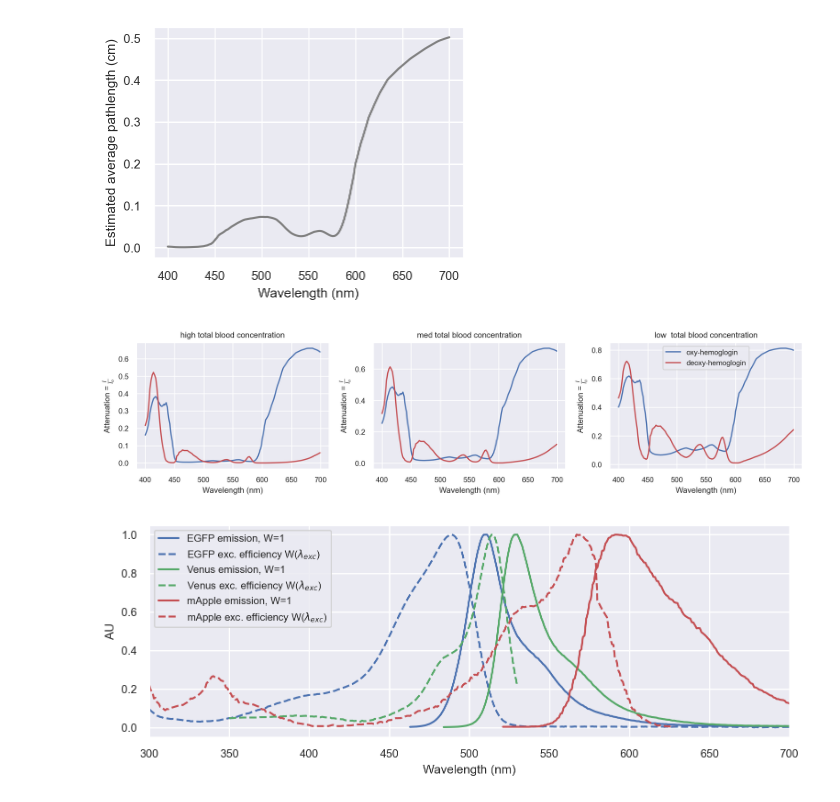
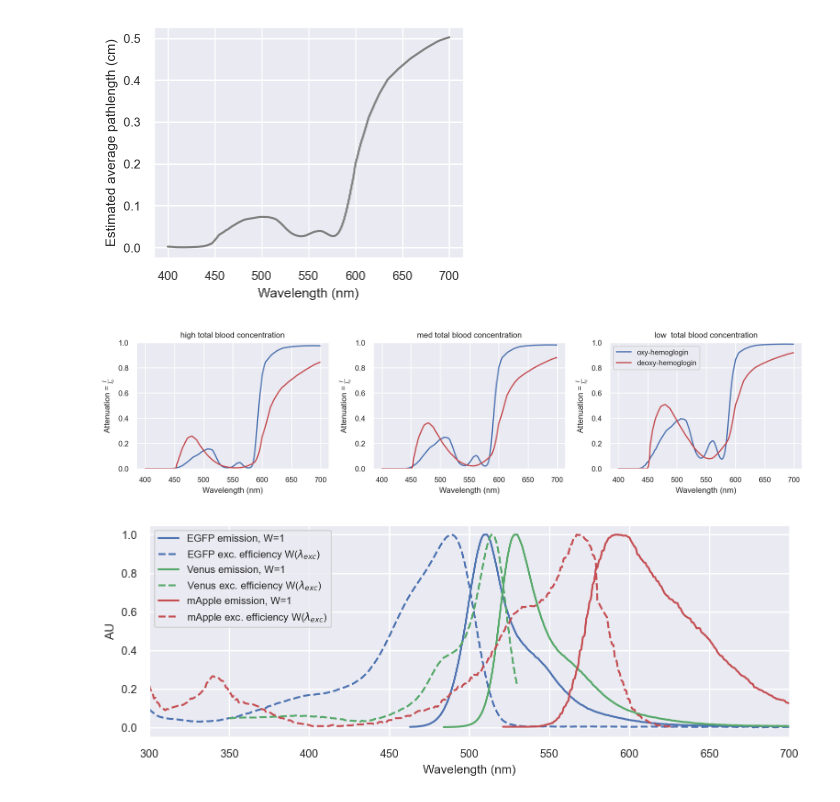
Before and after one commit to AllenInstitute/sourcesep, a Jupyter notebook: notebooks/01_explore_pilot.ipynb, the cells around one changed output. Cells and saved outputs as stored; diff of their text form; code cells hidden in the pictures.

```diff
--- a/notebooks/01_explore_pilot.ipynb
+++ b/notebooks/01_explore_pilot.ipynb
@@ -108,26 +108,27 @@ plt.show()
 [figure]
 # %%
 L_arr = np.arange(400, 700, 1)
-l = np.interp(x=L_arr, xp=df['Wavelength (nm)'], fp=df['Estimated average pathlength (cm)'])  # cm
+#l = np.interp(x=L_arr, xp=df['Wavelength (nm)'], fp=df['Estimated average pathlength (cm)'])  # cm
+l = .03 #cm (0.3 mm)
 e_ox = np.interp(x=L_arr, xp=HbAbs['wavelength'], fp=HbAbs['Hb02 (cm-1/M)'])  # cm-1.mol-1.L
 e_dox = np.interp(x=L_arr, xp=HbAbs['wavelength'], fp=HbAbs['Hb (cm-1/M)'])  # cm-1.mol-1.L
 M = 64500  # g/mol
 
 # Plots for different blood concentrations.
 f, ax = plt.subplots(1, 3, figsize=(12, 3))
 x = [200, 150, 100]  # g/L
 lbl = ['high total blood concentration', 'med total blood concentration', 'low  total blood concentration']
 for i,a in enumerate(ax):
     att_lo_ox = np.exp(-1*l*e_ox*x[i]/M)
     att_lo_dox = np.exp(-1*l*e_dox*x[i]/M)
     a.plot(L_arr, att_lo_ox, 'b-', label='oxy-hemoglogin')
     a.plot(L_arr, att_lo_dox, 'r-', label='deoxy-hemoglogin')
-    a.set(xlabel='Wavelength (nm)', ylabel=r'Attenuation = $\frac{I}{I_o}$', title=lbl[i])
+    a.set(xlabel='Wavelength (nm)', ylabel=r'Attenuation = $\frac{I}{I_o}$', title=lbl[i], ylim=(0,1))
 plt.tight_layout()
 plt.legend()
 plt.show()
 # %% [output]
-[figure, old version]
+[figure, new version]
 # %%
 f, ax = plt.subplots(1,1,figsize=(9,3))
 ax.plot(EGFP['wavelength'], EGFP['EGFP em'], '-', c='b',label=r'EGFP emission, W=1')
```
Also changed, not shown: 32 other files.
